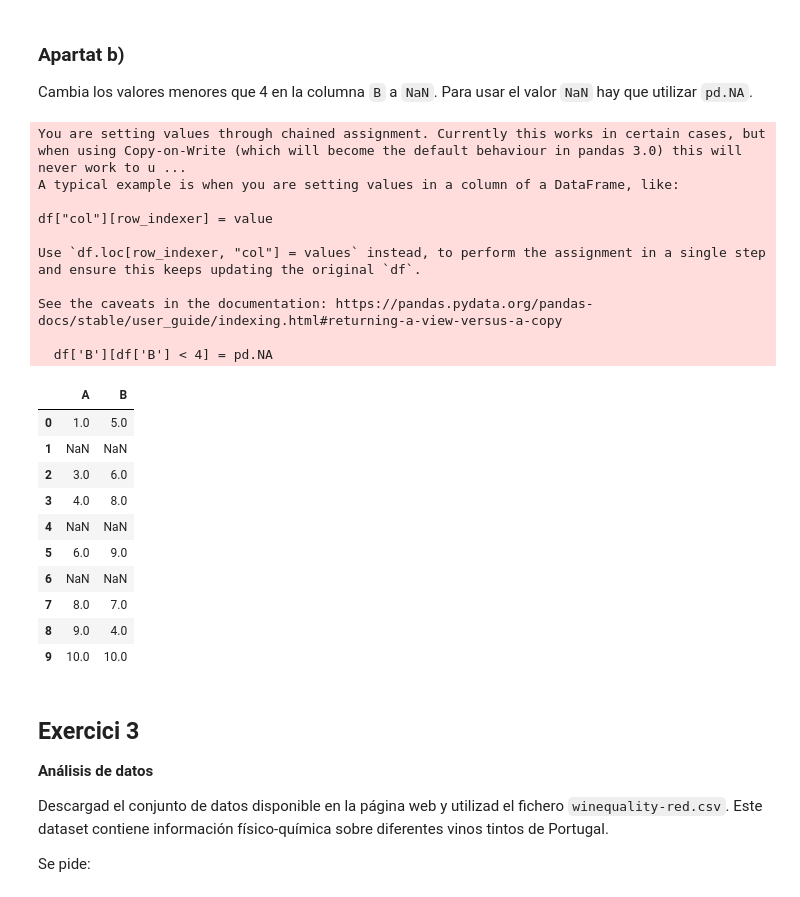
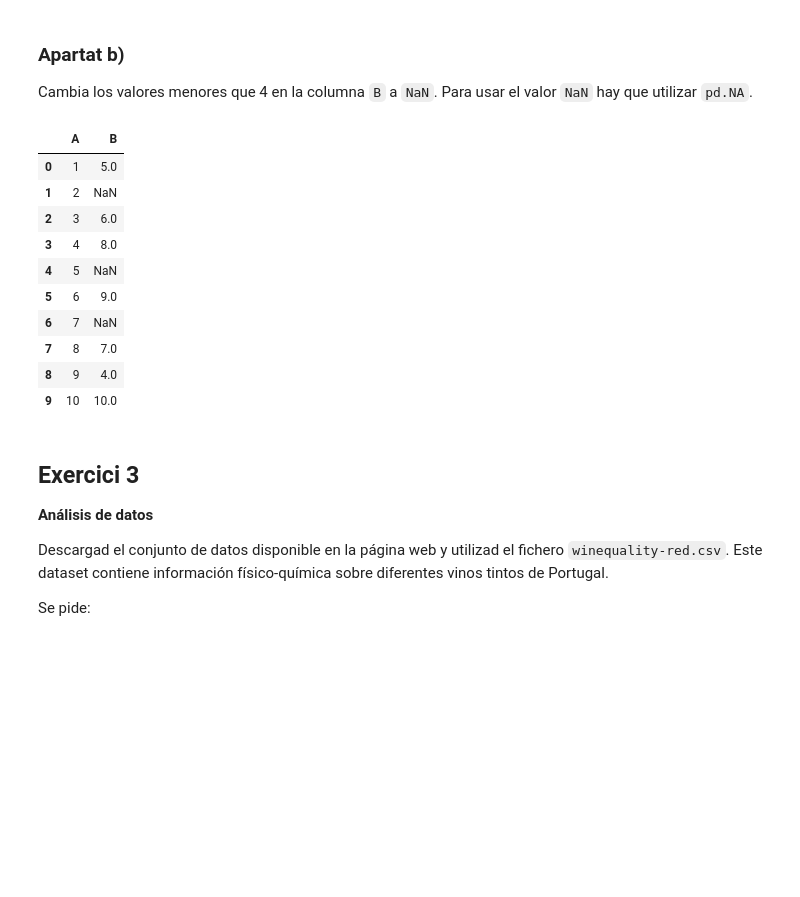
Before and after one commit to albertmoyanadal/ttad, a Jupyter notebook: delivery/ttad_practica_2_albert_moya.ipynb, the cells around one changed output. Saved outputs shown, nothing was run; the diff lists cells and outputs as text; code cells hidden in the pictures; blank space fills up the shorter version.

```diff
--- a/delivery/ttad_practica_2_albert_moya.ipynb
+++ b/delivery/ttad_practica_2_albert_moya.ipynb
@@ -123,30 +123,21 @@ df[df['B'] > 5]
 
 Cambia los valores menores que 4 en la columna `B` a `NaN`. Para usar el valor `NaN` hay que utilizar `pd.NA`.
 # %%
-df[df['B'] < 4] = pd.NA
+# amb loc filtram per files i seleccionam la columna
+df.loc[df['B'] < 4, 'B'] = pd.NA
 df
 # %% [output]
-You are setting values through chained assignment. Currently this works in certain cases, but when using Copy-on-Write (which will become the default behaviour in pandas 3.0) this will never work to u ...
-A typical example is when you are setting values in a column of a DataFrame, like:
-
-df["col"][row_indexer] = value
-
-Use `df.loc[row_indexer, "col"] = values` instead, to perform the assignment in a single step and ensure this keeps updating the original `df`.
-
-See the caveats in the documentation: https://pandas.pydata.org/pandas-docs/stable/user_guide/indexing.html#returning-a-view-versus-a-copy
-
-  df['B'][df['B'] < 4] = pd.NA
 |  | A | B |
-| 0 | 1.0 | 5.0 |
-| 1 | NaN | NaN |
-| 2 | 3.0 | 6.0 |
-| 3 | 4.0 | 8.0 |
-| 4 | NaN | NaN |
-| 5 | 6.0 | 9.0 |
-| 6 | NaN | NaN |
-| 7 | 8.0 | 7.0 |
-| 8 | 9.0 | 4.0 |
-| 9 | 10.0 | 10.0 |
+| 0 | 1 | 5.0 |
+| 1 | 2 | NaN |
+| 2 | 3 | 6.0 |
+| 3 | 4 | 8.0 |
+| 4 | 5 | NaN |
+| 5 | 6 | 9.0 |
+| 6 | 7 | NaN |
+| 7 | 8 | 7.0 |
+| 8 | 9 | 4.0 |
+| 9 | 10 | 10.0 |
 # %% [markdown]
 ## Exercici 3
 
```
Also changed, not shown: parts of 3 cells of this notebook.
